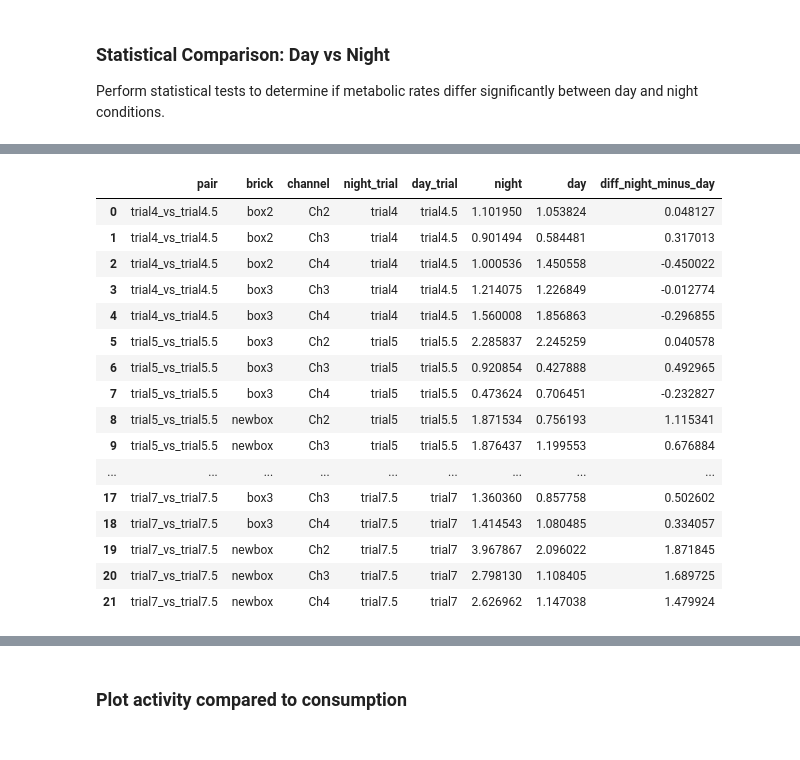
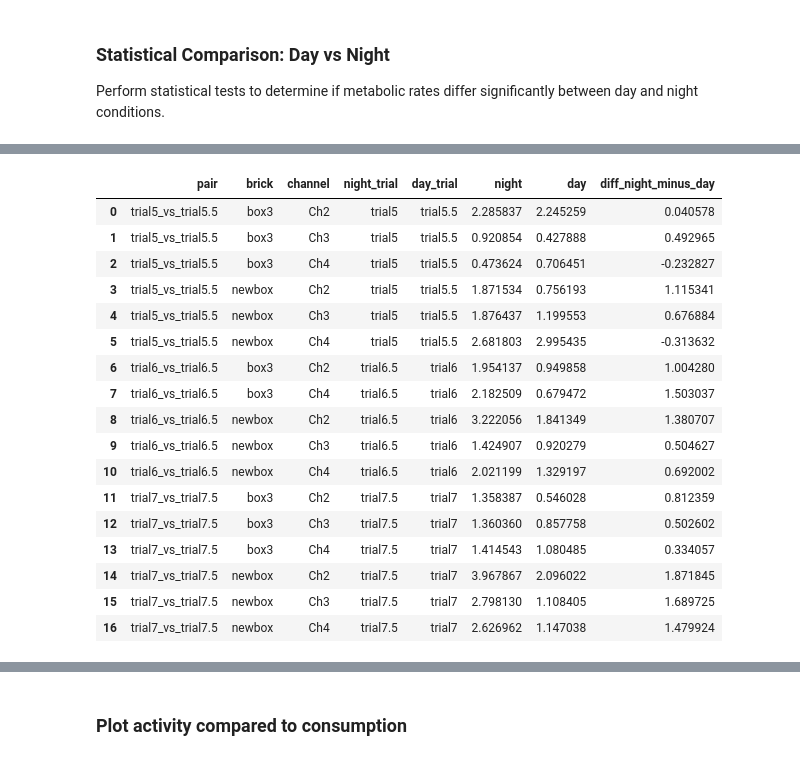
Before and after one commit to ucsb-oakley-lab/signal_respirometry, a Jupyter notebook: notebooks/A_batch_respirometry_final.ipynb, the cells around one changed output, grey strips where cells are left out. Cells and saved outputs as stored; diff of their text form; code cells hidden in the pictures.

```diff
--- a/notebooks/A_batch_respirometry_final.ipynb
+++ b/notebooks/A_batch_respirometry_final.ipynb
@@ -922,6 +922,9 @@ for run in runs:
 if summary_rows:
     agg_df = pd.DataFrame(summary_rows)
 
+    # Add filtered flag: False for trials 4 and 4.5, True otherwise
+    agg_df['filtered'] = ~agg_df['trial'].isin(['trial4', 'trial4.5'])
+
     # Save aggregated summary
     agg_path = OUT_DIR / 'batch_summary.csv'
     agg_df.to_csv(agg_path, index=False)
@@ -965,17 +1041,21 @@ else:
 # %%
+#This removes trials 4 and 4.5 from the plots and statistics because those trials used unfiltered water
+
 import matplotlib.pyplot as plt
 import numpy as np
 
+# Toggle: set to True to include trials 4 and 4.5 (unfiltered), False to exclude them
+use_unfiltered = False
 
 if 'agg_df' in locals() and not agg_df.empty:
-    # Remove rows with negative consumption
-    agg_df = agg_df[agg_df['RMR'] >= 0].copy()
+    # Apply filtering based on toggle
+    plot_df = agg_df.copy() if use_unfiltered else agg_df[agg_df['filtered'] == True].copy()
     # Group by vessel and environment if those columns exist
-    group_cols = [col for col in ['vessel', 'environment'] if col in agg_df.columns]
+    group_cols = [col for col in ['vessel', 'environment'] if col in plot_df.columns]
 
 
     if group_cols:
-        stats = agg_df.groupby(group_cols)['RMR'].agg(['count', 'mean', 'std', 'min', 'max'])
+        stats = plot_df.groupby(group_cols)['RMR'].agg(['count', 'mean', 'std', 'min', 'max'])
         print("\nSummary statistics by group:")
         display(stats)
 
@@ -983,14 +1063,14 @@ if 'agg_df' in locals() and not agg_df.empty:
         fig, ax = plt.subplots(figsize=(12, 6))
 
         # Create a combined grouping column for x-axis
-        agg_df['group'] = agg_df['vessel'] + '\n' + agg_df['environment']
+        plot_df['group'] = plot_df['vessel'] + '\n' + plot_df['environment']
 
         # Get unique groups and sort them
-        groups = agg_df['group'].unique()
+        groups = plot_df['group'].unique()
         groups = sorted(groups)
 
         # Prepare data for box plot
-        data_by_group = [agg_df[agg_df['group'] == g]['RMR'].values for g in groups]
+        data_by_group = [plot_df[plot_df['group'] == g]['RMR'].values for g in groups]
 
         # Create box plot
         bp = ax.boxplot(data_by_group, labels=groups, patch_artist=True,
@@ -1003,7 +1083,7 @@ if 'agg_df' in locals() and not agg_df.empty:
 
         # Overlay individual data points with jitter
         for i, group in enumerate(groups):
-            y_data = agg_df[agg_df['group'] == group]['RMR'].values
+            y_data = plot_df[plot_df['group'] == group]['RMR'].values
             # Add jitter to x positions
             x_data = np.random.normal(i + 1, 0.04, size=len(y_data))
             ax.scatter(x_data, y_data, alpha=0.6, s=50, c='darkblue', edgecolors='black', linewidth=0.5)
@@ -1022,9 +1102,9 @@ if 'agg_df' in locals() and not agg_df.empty:
 
     else:
         print("\nOverall statistics:")
-        print(agg_df['RMR'].describe())
-else:
-    print("No data available for statistics.")
+        print(plot_df['RMR'].describe())
+
+else:    print("No data available for statistics.")
 # %% [output]
 Summary statistics by group:
 |  |  | count | mean | std | min | max |
@@ -1041,9 +1121,12 @@ Perform statistical tests to determine if metabolic rates differ significantly b
 # %%
 from scipy import stats
 
+# Toggle: set to True to include trials 4 and 4.5 (unfiltered), False to exclude them
+use_unfiltered = False
+
 if 'agg_df' in locals() and not agg_df.empty:
-    # Remove rows with negative consumption
-    filtered_df = agg_df[agg_df['RMR'] >= 0].copy()
+    # Apply filtering based on toggle
+    filtered_df = agg_df.copy() if use_unfiltered else agg_df[agg_df['filtered'] == True].copy()
     # Test for each vessel type separately
     vessel_types = filtered_df['vessel'].unique()
 
@@ -1102,7 +1185,13 @@ MEDIUM VESSELS:
 # Paired day vs night comparisons for matching brick+channel (trials x.0 vs x.5)
 from scipy import stats
 
+# Toggle: set to True to include trials 4 and 4.5 (unfiltered), False to exclude them
+use_unfiltered = False
+
 if 'agg_df' in locals() and not agg_df.empty:
+    # Apply filtering based on toggle
+    analysis_df = agg_df.copy() if use_unfiltered else agg_df[agg_df['filtered'] == True].copy()
+
     pair_trials = [
         ('trial4', 'trial4.5'),
         ('trial5', 'trial5.5'),
@@ -1112,7 +1201,7 @@ if 'agg_df' in locals() and not agg_df.empty:
 
     paired_rows = []
     for t_a, t_b in pair_trials:
-        pair_df = agg_df[agg_df['trial'].isin([t_a, t_b])]
+        pair_df = analysis_df[analysis_df['trial'].isin([t_a, t_b])]
         if pair_df.empty:
             continue
         for (brick, channel), grp in pair_df.groupby(['brick', 'channel']):
@@ -1128,47 +1217,48 @@ if 'agg_df' in locals() and not agg_df.empty:
                 'brick': brick,
                 'channel': channel,
                 'night_trial': night_row['trial'],
                 'day_trial': day_row['trial'],
                 'night': float(night_row['RMR']),
                 'day': float(day_row['RMR']),
                 'diff_night_minus_day': float(night_row['RMR'] - day_row['RMR']),
             })
 
     if paired_rows:
         paired_df = pd.DataFrame(paired_rows)
         display(paired_df)
 
         # Overall paired tests
         t_stat, p_t = stats.ttest_rel(paired_df['night'], paired_df['day'])
         w_stat, p_w = stats.wilcoxon(paired_df['night'], paired_df['day'], alternative='two-sided')
 
         print(f"\nOverall paired comparisons (all bricks/channels)")
         print(f"  n pairs = {len(paired_df)}")
         print(f"  mean night = {paired_df['night'].mean():.3f}, mean day = {paired_df['day'].mean():.3f}")
         print(f"  mean diff (night-day) = {paired_df['diff_night_minus_day'].mean():.3f}")
         print(f"  Paired t-test: t = {t_stat:.3f}, p = {p_t:.4f}")
         print(f"  Wilcoxon signed-rank: W = {w_stat:.1f}, p = {p_w:.4f}")
 
     else:
         print("No paired day/night matches found for the specified trial pairs.")
 else:
     print("No data available (agg_df is missing or empty).")
 # %% [output]
 |  | pair | brick | channel | night_trial | day_trial | night | day | diff_night_minus_day |
-| 0 | trial4_vs_trial4.5 | box2 | Ch2 | trial4 | trial4.5 | 1.101950 | 1.053824 | 0.048127 |
-| 1 | trial4_vs_trial4.5 | box2 | Ch3 | trial4 | trial4.5 | 0.901494 | 0.584481 | 0.317013 |
-| 2 | trial4_vs_trial4.5 | box2 | Ch4 | trial4 | trial4.5 | 1.000536 | 1.450558 | -0.450022 |
-| 3 | trial4_vs_trial4.5 | box3 | Ch3 | trial4 | trial4.5 | 1.214075 | 1.226849 | -0.012774 |
-| 4 | trial4_vs_trial4.5 | box3 | Ch4 | trial4 | trial4.5 | 1.560008 | 1.856863 | -0.296855 |
-| 5 | trial5_vs_trial5.5 | box3 | Ch2 | trial5 | trial5.5 | 2.285837 | 2.245259 | 0.040578 |
-| 6 | trial5_vs_trial5.5 | box3 | Ch3 | trial5 | trial5.5 | 0.920854 | 0.427888 | 0.492965 |
-| 7 | trial5_vs_trial5.5 | box3 | Ch4 | trial5 | trial5.5 | 0.473624 | 0.706451 | -0.232827 |
-| 8 | trial5_vs_trial5.5 | newbox | Ch2 | trial5 | trial5.5 | 1.871534 | 0.756193 | 1.115341 |
-| 9 | trial5_vs_trial5.5 | newbox | Ch3 | trial5 | trial5.5 | 1.876437 | 1.199553 | 0.676884 |
-| ... | ... | ... | ... | ... | ... | ... | ... | ... |
-| 17 | trial7_vs_trial7.5 | box3 | Ch3 | trial7.5 | trial7 | 1.360360 | 0.857758 | 0.502602 |
-| 18 | trial7_vs_trial7.5 | box3 | Ch4 | trial7.5 | trial7 | 1.414543 | 1.080485 | 0.334057 |
-| 19 | trial7_vs_trial7.5 | newbox | Ch2 | trial7.5 | trial7 | 3.967867 | 2.096022 | 1.871845 |
-| 20 | trial7_vs_trial7.5 | newbox | Ch3 | trial7.5 | trial7 | 2.798130 | 1.108405 | 1.689725 |
-| 21 | trial7_vs_trial7.5 | newbox | Ch4 | trial7.5 | trial7 | 2.626962 | 1.147038 | 1.479924 |
+| 0 | trial5_vs_trial5.5 | box3 | Ch2 | trial5 | trial5.5 | 2.285837 | 2.245259 | 0.040578 |
+| 1 | trial5_vs_trial5.5 | box3 | Ch3 | trial5 | trial5.5 | 0.920854 | 0.427888 | 0.492965 |
+| 2 | trial5_vs_trial5.5 | box3 | Ch4 | trial5 | trial5.5 | 0.473624 | 0.706451 | -0.232827 |
+| 3 | trial5_vs_trial5.5 | newbox | Ch2 | trial5 | trial5.5 | 1.871534 | 0.756193 | 1.115341 |
+| 4 | trial5_vs_trial5.5 | newbox | Ch3 | trial5 | trial5.5 | 1.876437 | 1.199553 | 0.676884 |
+| 5 | trial5_vs_trial5.5 | newbox | Ch4 | trial5 | trial5.5 | 2.681803 | 2.995435 | -0.313632 |
+| 6 | trial6_vs_trial6.5 | box3 | Ch2 | trial6.5 | trial6 | 1.954137 | 0.949858 | 1.004280 |
+| 7 | trial6_vs_trial6.5 | box3 | Ch4 | trial6.5 | trial6 | 2.182509 | 0.679472 | 1.503037 |
+| 8 | trial6_vs_trial6.5 | newbox | Ch2 | trial6.5 | trial6 | 3.222056 | 1.841349 | 1.380707 |
+| 9 | trial6_vs_trial6.5 | newbox | Ch3 | trial6.5 | trial6 | 1.424907 | 0.920279 | 0.504627 |
+| 10 | trial6_vs_trial6.5 | newbox | Ch4 | trial6.5 | trial6 | 2.021199 | 1.329197 | 0.692002 |
+| 11 | trial7_vs_trial7.5 | box3 | Ch2 | trial7.5 | trial7 | 1.358387 | 0.546028 | 0.812359 |
+| 12 | trial7_vs_trial7.5 | box3 | Ch3 | trial7.5 | trial7 | 1.360360 | 0.857758 | 0.502602 |
+| 13 | trial7_vs_trial7.5 | box3 | Ch4 | trial7.5 | trial7 | 1.414543 | 1.080485 | 0.334057 |
+| 14 | trial7_vs_trial7.5 | newbox | Ch2 | trial7.5 | trial7 | 3.967867 | 2.096022 | 1.871845 |
+| 15 | trial7_vs_trial7.5 | newbox | Ch3 | trial7.5 | trial7 | 2.798130 | 1.108405 | 1.689725 |
+| 16 | trial7_vs_trial7.5 | newbox | Ch4 | trial7.5 | trial7 | 2.626962 | 1.147038 | 1.479924 |
 Overall paired comparisons (all bricks/channels)
```
Also changed, not shown: parts of 9 cells of this notebook, 1 other file.
